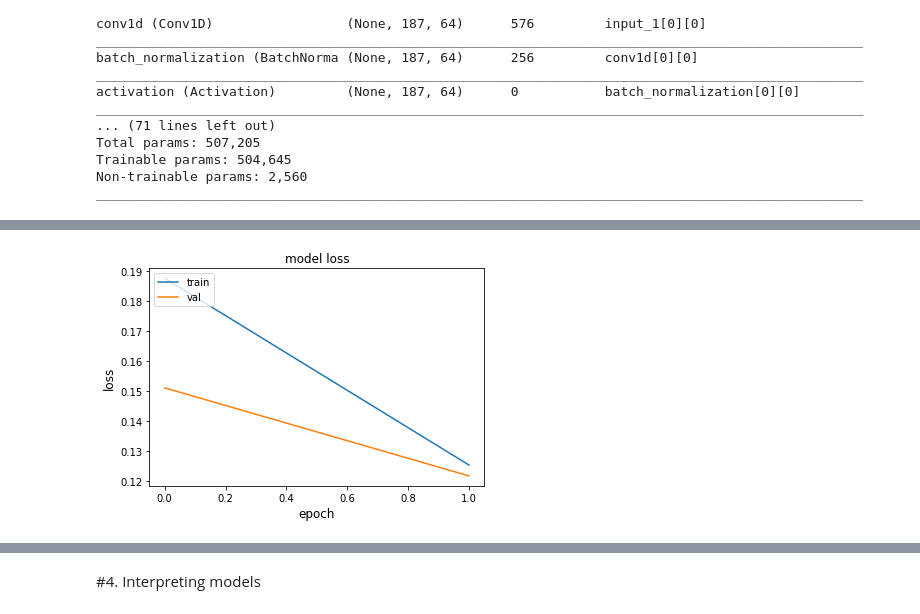
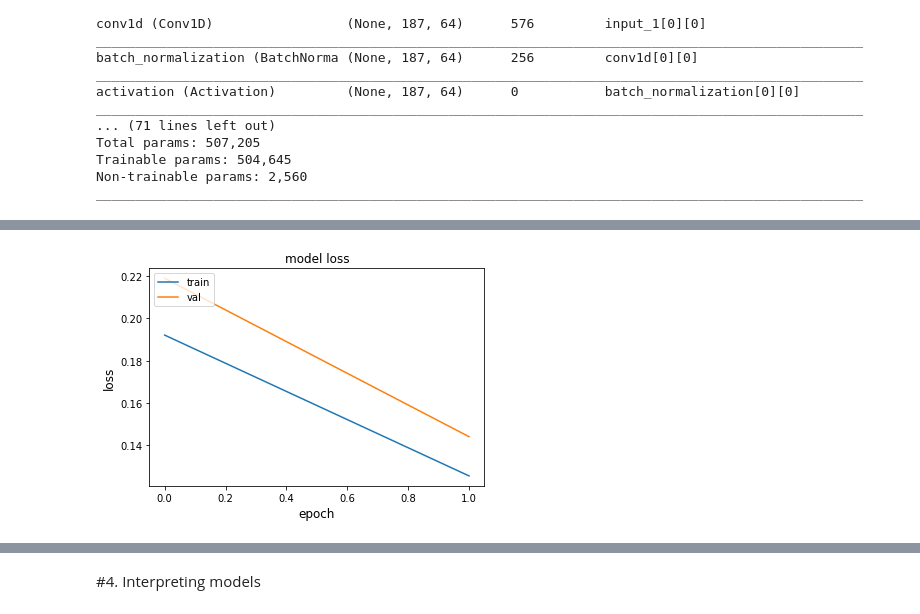
Before and after one commit to DatenBiene/Medical_Time_Series_Calssification, a Jupyter notebook: MIT_BIH.ipynb, the cells around one changed output, grey strips where cells are left out. Drawn from its saved outputs; the diff is of its cells as text; code cells hidden in the pictures.

```diff
--- a/MIT_BIH.ipynb
+++ b/MIT_BIH.ipynb
@@ -76,7 +74,7 @@ plt.show()
 # %% [markdown]
 We first split the dataset into three parts (training validation test), while keeping the proportions intact.
 # %%
-xtrain,ytrain,xval,yval,xtest,ytest,y_true = split_dataset(data,labels,'MIT-BIH')
+xtrain,ytrain,xval,yval,y_val_true, xtest,ytest,y_test_true = split_dataset(data,labels,validation=True)
 # %% [markdown]
 # 3. Testing models
 # %%
@@ -183,7 +181,7 @@ Non-trainable params: 2,560
 __________________________________________________________________________________________________
 # %%
 %matplotlib inline
-hist = resnet.fit(xtrain_r,ytrain,xval_r,yval,y_true,batch_size=32,nb_epochs=2)
+hist = resnet.fit(xtrain_r,ytrain,xval_r,yval,y_val_true,batch_size=32,nb_epochs=2)
 # %% [output]
 Train on 52532 samples, validate on 17511 samples
 Epoch 1/2
@@ -193,4 +190,4 @@ Epoch 2/2
-[figure, old version]
+[figure, new version]
 # %%
 ypred = resnet.predict(xval_r,np.argmax(yval,axis=1),return_df_metrics=False)
 ypred = np.argmax(ypred,axis=1)
```
Also changed, not shown: parts of 9 cells of this notebook, 1 other file.
